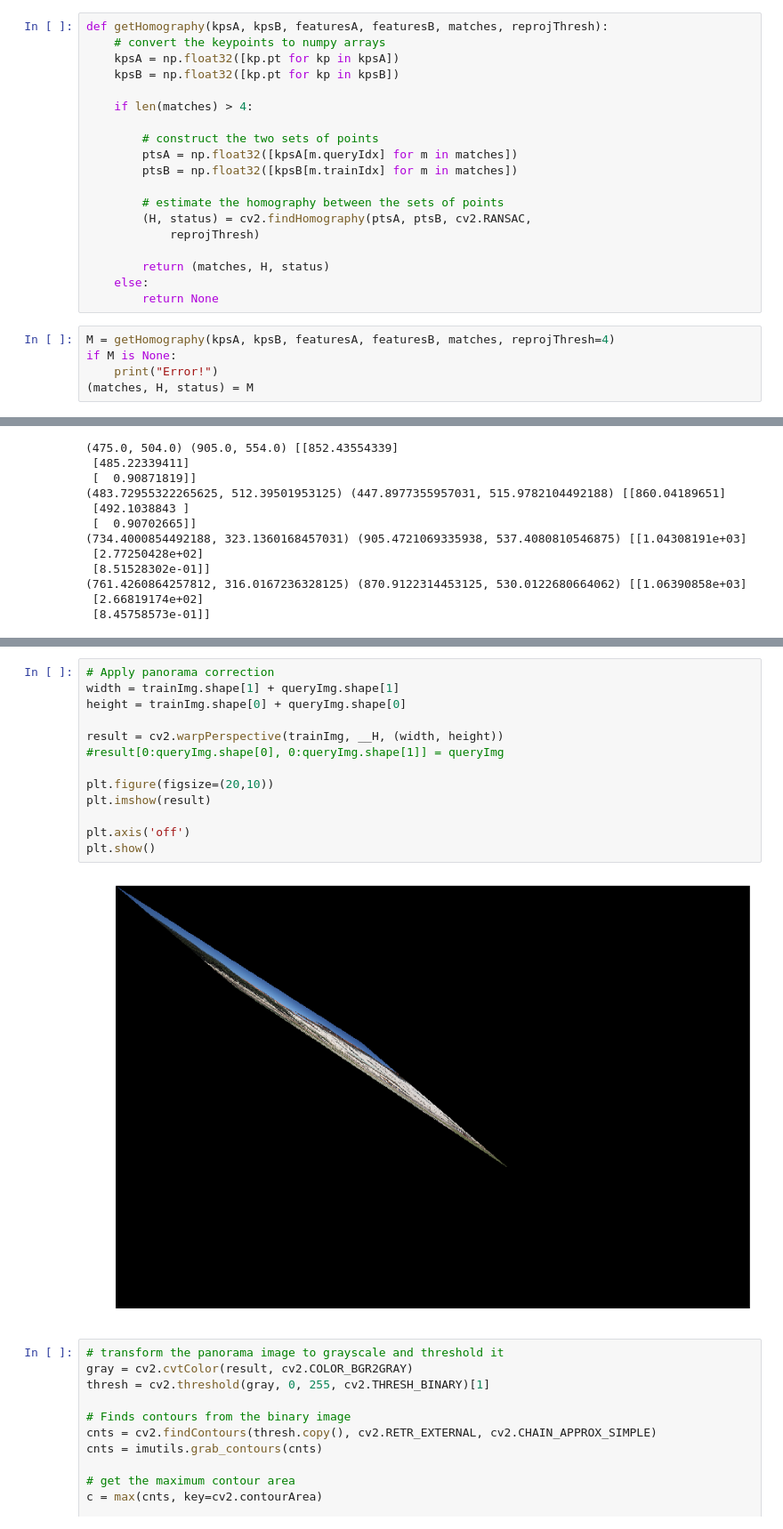
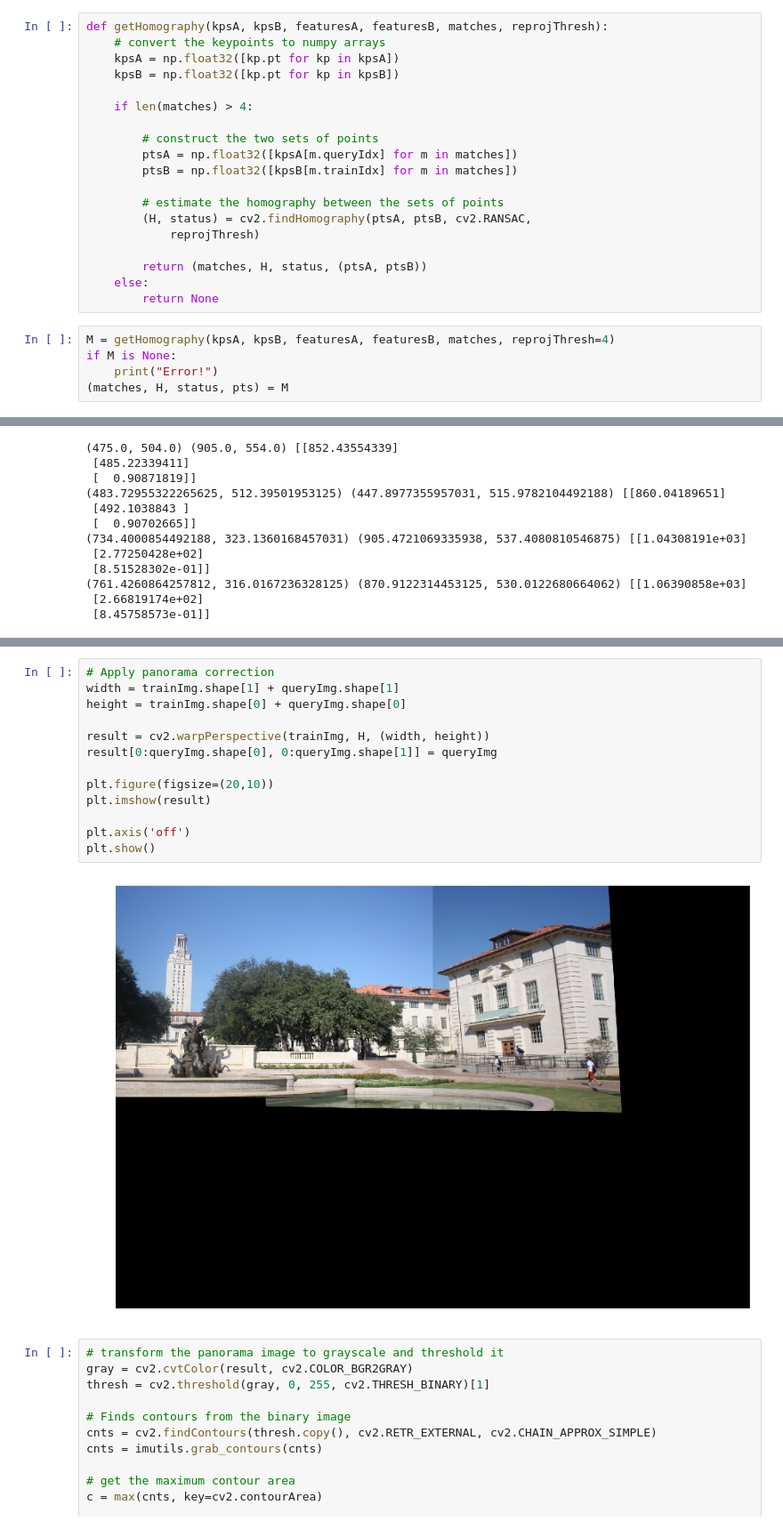
Before and after one commit to choice17/ransac_with_homography, a Jupyter notebook: homography.ipynb, the cells around one changed output, grey strips where cells are left out. Shown at 89% size. Saved outputs shown, nothing was run; the diff lists cells and outputs as text.

```diff
--- a/homography.ipynb
+++ b/homography.ipynb
@@ -203,11 +205,11 @@ def getHomography(kpsA, kpsB, featuresA, featuresB, matches, reprojThresh):
         (H, status) = cv2.findHomography(ptsA, ptsB, cv2.RANSAC,
             reprojThresh)
 
-        return (matches, H, status)
+        return (matches, H, status, (ptsA, ptsB))
     else:
         return None
 # %%
 M = getHomography(kpsA, kpsB, featuresA, featuresB, matches, reprojThresh=4)
 if M is None:
     print("Error!")
-(matches, H, status) = M
+(matches, H, status, pts) = M
@@ -263,18 +327,18 @@ __H = np.array([[ 6.07374353e-01,  5.67343277e-01,  3.43151987e-01],
 # %%
 # Apply panorama correction
 width = trainImg.shape[1] + queryImg.shape[1]
 height = trainImg.shape[0] + queryImg.shape[0]
 
-result = cv2.warpPerspective(trainImg, __H, (width, height))
-#result[0:queryImg.shape[0], 0:queryImg.shape[1]] = queryImg
+result = cv2.warpPerspective(trainImg, H, (width, height))
+result[0:queryImg.shape[0], 0:queryImg.shape[1]] = queryImg
 
 plt.figure(figsize=(20,10))
 plt.imshow(result)
 
 plt.axis('off')
 plt.show()
 # %% [output]
-[figure, old version]
+[figure, new version]
 # %%
 # transform the panorama image to grayscale and threshold it
 gray = cv2.cvtColor(result, cv2.COLOR_BGR2GRAY)
```
Also changed, not shown: parts of 16 cells of this notebook, 1 other file.
